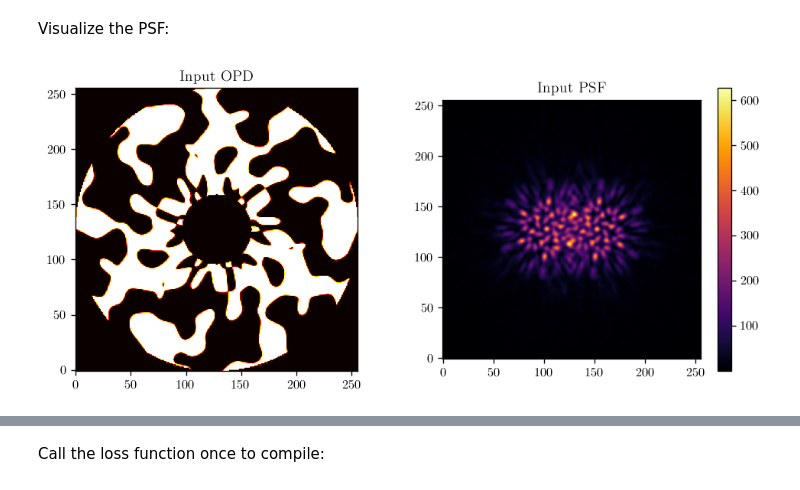
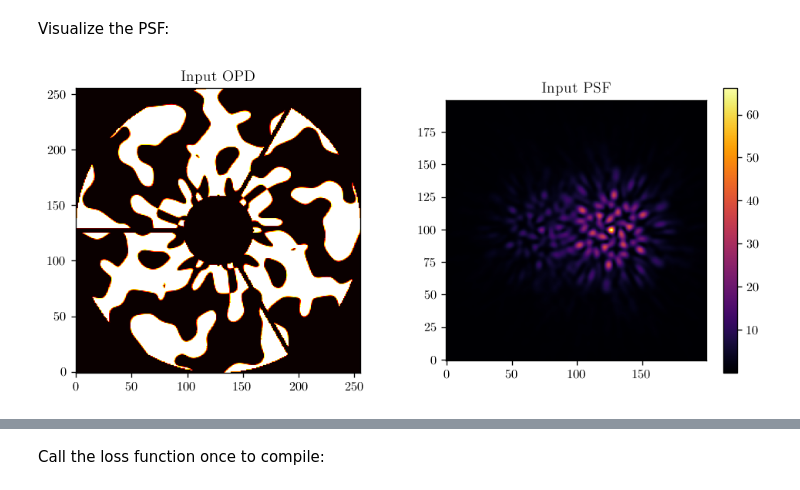
Before and after one commit to LouisDesdoigts/dLux, a Jupyter notebook: docs/notebooks/fisher_information.ipynb, the cells around one changed output, grey strips where cells are left out. Cells and saved outputs as stored; diff of their text form; code cells hidden in the pictures.

```diff
--- a/docs/notebooks/fisher_information.ipynb
+++ b/docs/notebooks/fisher_information.ipynb
@@ -63,30 +62,37 @@ climb_basis = np.load("files/basis.npy")
 coefficients = 100*jr.normal(jr.PRNGKey(0), [len(climb_basis)])
 mask_layer = dl.ApplyBasisCLIMB(climb_basis, wavels.mean(), coefficients)
 
-optics = dl.utils.toliman(wavefront_npixels   = 256,
-                          detector_npixels    = 256,
-                          detector_pixel_size = 0.2,
-                          nzernike            = 7,
-                          extra_layers        = [mask_layer])
 
-# Construct instrument
-model = dl.Instrument(optics, source)
+# optics = dl.models.TolimanOptics(psf_npixels=256, mask=mask_layer)
+
+# # optics = dl.utils.toliman(wavefront_npixels   = 256,
+# #                           detector_npixels    = 256,
+# #                           detector_pixel_size = 0.2,
+# #                           nzernike            = 7,
+# #                           extra_layers        = [mask_layer])
+
+# # Construct instrument
+# model = dl.Instrument(optics, source)
+
+optics = dl.models.TolimanOptics(psf_npixels=200, mask=mask_layer, zernikes=np.arange(4, 11), amplitude=1e-9)
+source = dl.AlphaCen()
+model = dl.models.Toliman(optics, source)
 # %% [markdown]
 Visualize the PSF:
 # %%
-aperture = model.Aperture.transmission
-mask = model.ApplyBasisCLIMB.get_binary_phase()
+aperture = model.aperture
+mask = model.mask.get_binary_phase()
 
 plt.figure(figsize=(10, 4))
 plt.subplot(1, 2, 1)
 plt.imshow(aperture * mask, cmap='hot')
 plt.title('Input OPD')
 
 plt.subplot(1, 2, 2)
 psf = model.model()
 plt.imshow(psf)
 plt.colorbar()
 plt.title('Input PSF')
 plt.show()
 # %% [output]
-[figure, old version]
+[figure, new version]
```
Also changed, not shown: parts of 12 cells of this notebook, 3 other files.
